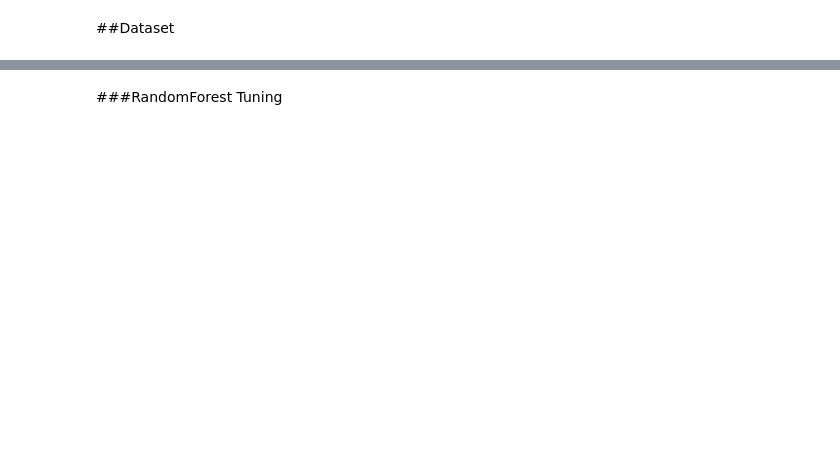
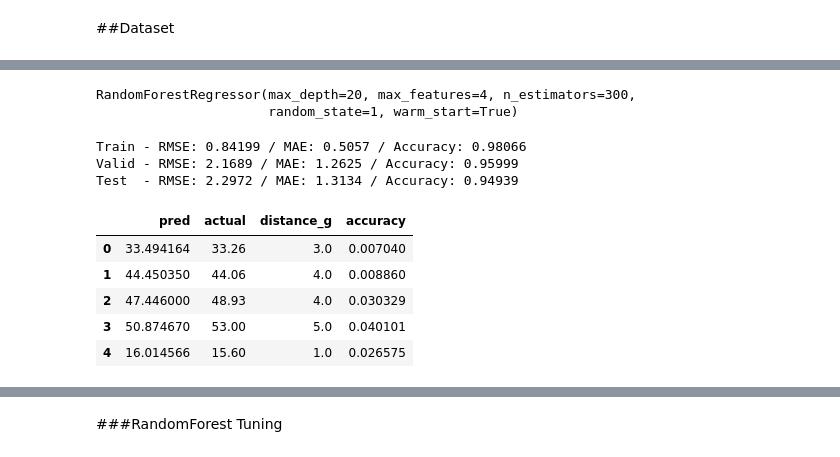
Before and after one commit to DopeorNope-Lee/Object-Depth-detection-based-hybrid-Distance-estimator, a Jupyter notebook: odd/ODD_RandomForest.ipynb, the cells around one changed output, grey strips where cells are left out. Saved outputs shown, nothing was run; the diff lists cells and outputs as text; code cells hidden in the pictures; blank space fills up the shorter version.

```diff
--- a/odd/ODD_RandomForest.ipynb
+++ b/odd/ODD_RandomForest.ipynb
@@ -111,0 +105,65 @@ X_train
+# %%
+model = RandomForestRegressor(random_state=1,
+                                n_estimators=300,
+                                max_depth=20,
+                                min_samples_split=2,
+                                max_features=4,
+                                warm_start = True)
+model.fit(X_train, y_train)
+# %% [output]
+RandomForestRegressor(max_depth=20, max_features=4, n_estimators=300,
+                      random_state=1, warm_start=True)
+# %%
+def accuracy(pred, actual):
+  df = pd.DataFrame()
+  df['pred'] = pred
+  df['actual'] = actual
+  df['distance_g'] = actual // 10
+
+  df['accuracy'] = abs(df['pred'] - df['actual']) / df['actual']
+
+  return df
+# %%
+def evaluate_metric(model):
+  train_pred = model.predict(X_train)
+  valid_pred = model.predict(X_valid)
+  test_pred = model.predict(X_test)
+
+  train_rmse = mean_squared_error(y_train, train_pred) ** 0.5
+  train_mae = mean_absolute_error(y_train, train_pred)
+  train_acc = accuracy(train_pred, y_train)
+  train_accuracy = np.mean(train_acc['accuracy'])
+
+  val_rmse = mean_squared_error(y_valid, valid_pred) ** 0.5
+  val_mae = mean_absolute_error(y_valid, valid_pred)
+  val_acc = accuracy(valid_pred, y_valid)
+  val_accuracy = np.mean(val_acc['accuracy'])
+
+  test_rmse = mean_squared_error(y_test, test_pred) ** 0.5
+  test_mae = mean_absolute_error(y_test, test_pred)
+  test_acc = accuracy(test_pred, y_test)
+  test_accuracy = np.mean(test_acc['accuracy'])
+
+  print("Train - RMSE: {:6.5} / MAE: {:6.5} / Accuracy: {:6.5}".format(train_rmse, train_mae, 1-train_accuracy))
+  print("Valid - RMSE: {:6.5} / MAE: {:6.5} / Accuracy: {:6.5}".format(val_rmse, val_mae, 1-val_accuracy))
+  print("Test  - RMSE: {:6.5} / MAE: {:6.5} / Accuracy: {:6.5}".format(test_rmse, test_mae, 1-test_accuracy))
+
+  return train_acc,test_acc
+# %%
+import warnings
+warnings.filterwarnings(action='ignore')
+
+train_acc, test_acc = evaluate_metric(model)
+# %% [output]
+Train - RMSE: 0.84199 / MAE: 0.5057 / Accuracy: 0.98066
+Valid - RMSE: 2.1689 / MAE: 1.2625 / Accuracy: 0.95999
+Test  - RMSE: 2.2972 / MAE: 1.3134 / Accuracy: 0.94939
+# %%
+train_acc.head()
+# %% [output]
+|  | pred | actual | distance_g | accuracy |
+| 0 | 33.494164 | 33.26 | 3.0 | 0.007040 |
+| 1 | 44.450350 | 44.06 | 4.0 | 0.008860 |
+| 2 | 47.446000 | 48.93 | 4.0 | 0.030329 |
+| 3 | 50.874670 | 53.00 | 5.0 | 0.040101 |
+| 4 | 16.014566 | 15.60 | 1.0 | 0.026575 |
```
Also changed, not shown: parts of 30 cells of this notebook.
